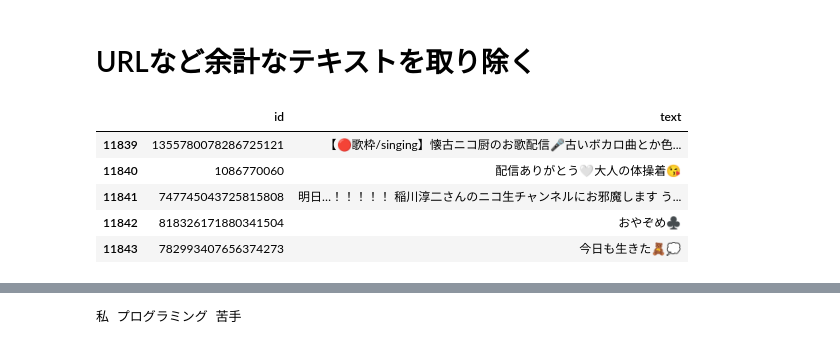
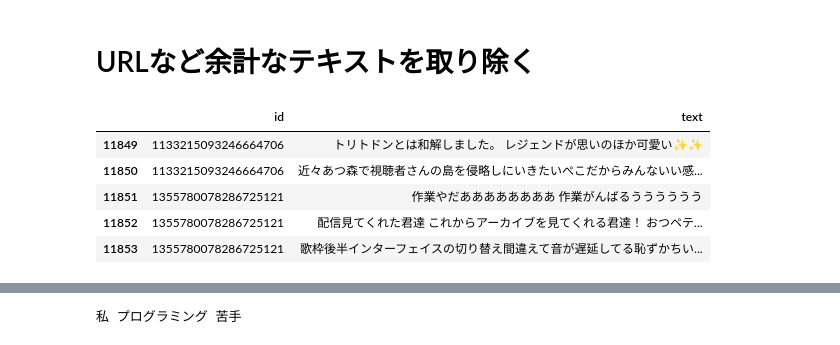
Before and after one commit to marbou090/TwitterTrendsVisualizer, a Jupyter notebook: src/ipynb/understand_idol_text.ipynb, the cells around one changed output, grey strips where cells are left out. Drawn from its saved outputs; the diff is of its cells as text; code cells hidden in the pictures.

```diff
--- a/src/ipynb/understand_idol_text.ipynb
+++ b/src/ipynb/understand_idol_text.ipynb
@@ -154,11 +158,11 @@ format_idoldf = result
 for index,row in format_idoldf.iterrows():
     format_idoldf.loc[index]['text'] = format_text(row['text'])
 # %%
-result.tail()
+format_idoldf.tail()
 # %% [output]
 |  | id | text |
-| 11839 | 1355780078286725121 | 【🔴歌枠/singing】懐古ニコ厨のお歌配信🎤古いボカロ曲とか色... |
-| 11840 | 1086770060 | 配信ありがとう🤍大人の体操着😘 |
-| 11841 | 747745043725815808 | 明日…！！！！！ 稲川淳二さんのニコ生チャンネルにお邪魔します う... |
-| 11842 | 818326171880341504 | おやぞめ♣️ |
-| 11843 | 782993407656374273 | 今日も生きた🧸💭 |
+| 11849 | 1133215093246664706 | トリトドンとは和解しました。 レジェンドが思いのほか可愛い✨✨ |
+| 11850 | 1133215093246664706 | 近々あつ森で視聴者さんの島を侵略しにいきたいぺこだからみんないい感... |
+| 11851 | 1355780078286725121 | 作業やだああああああああ 作業がんばるうううううう |
+| 11852 | 1355780078286725121 | 配信見てくれた君達 これからアーカイブを見てくれる君達！ おつペテ... |
+| 11853 | 1355780078286725121 | 歌枠後半インターフェイスの切り替え間違えて音が遅延してる恥ずかちい... |
```
Also changed, not shown: parts of 14 cells of this notebook.
